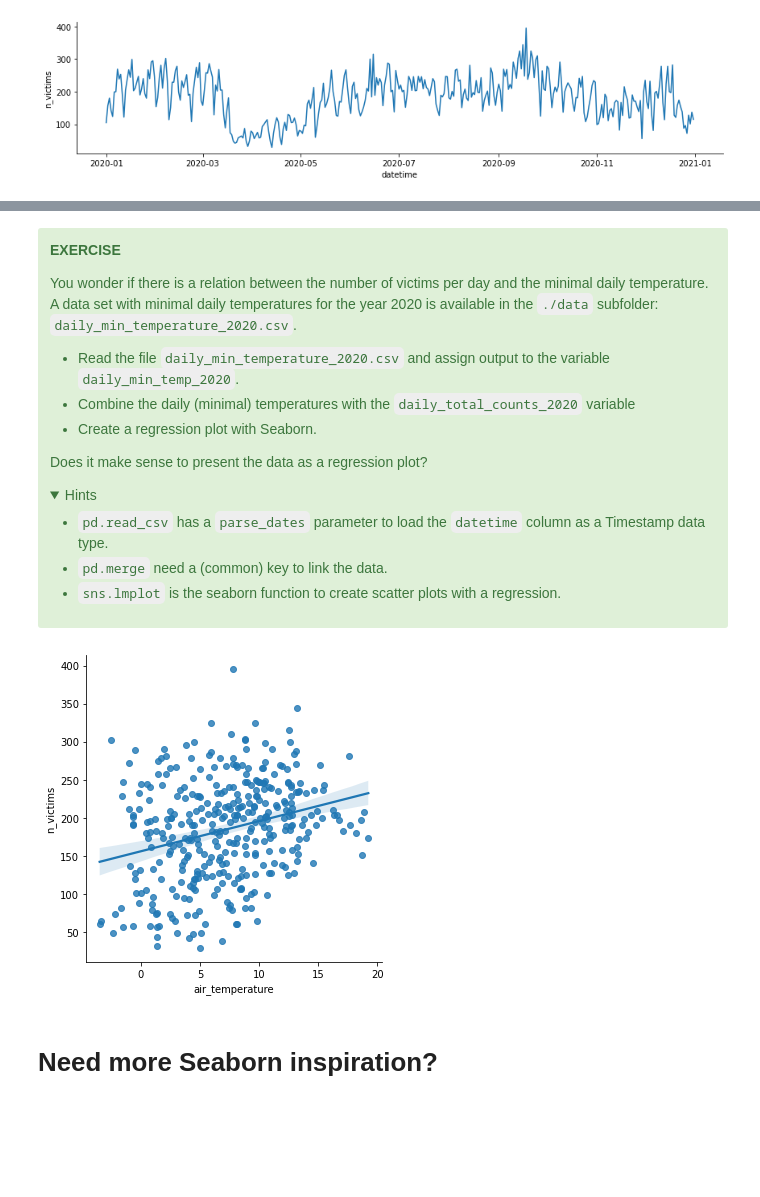
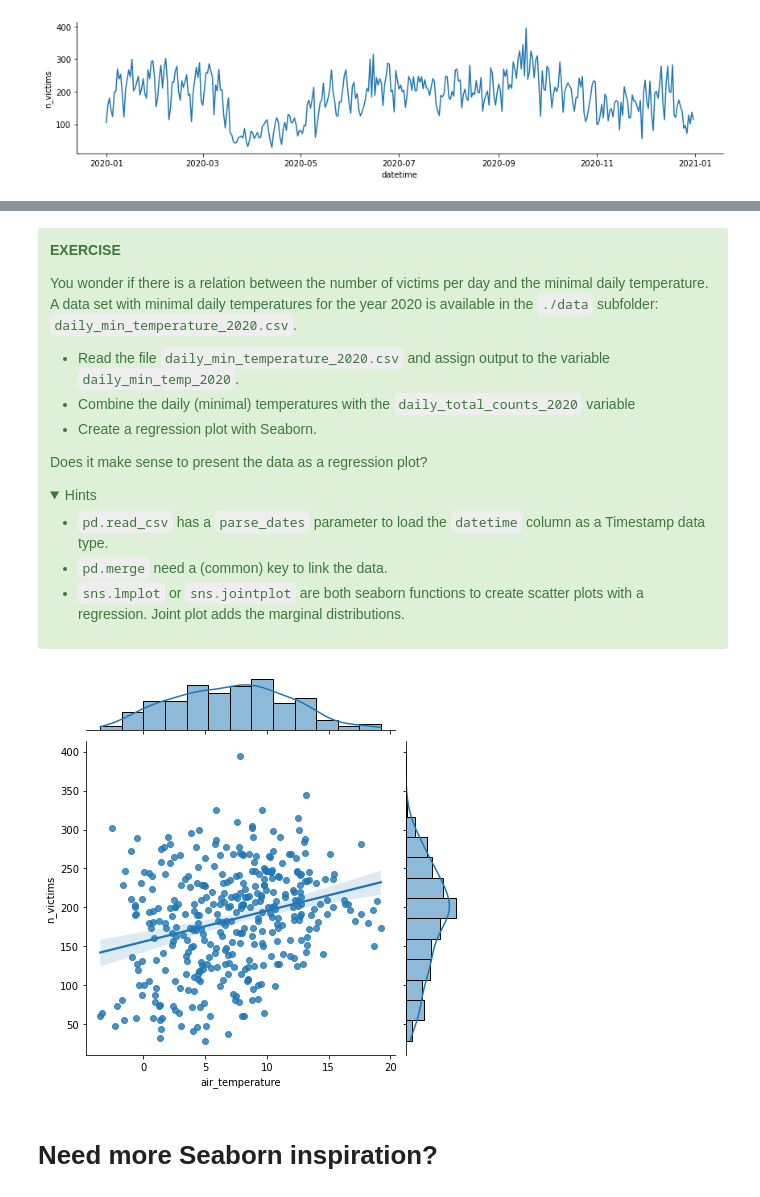
Before and after one commit to jorisvandenbossche/course-python-data, a Jupyter notebook: notebooks/visualization_02_seaborn.ipynb, the cells around one changed output, grey strips where cells are left out. Drawn from its saved outputs; the diff is of its cells as text; code cells hidden in the pictures; folded sections open; blank space fills up the shorter version.

```diff
--- a/notebooks/visualization_02_seaborn.ipynb
+++ b/notebooks/visualization_02_seaborn.ipynb
@@ -672,7 +693,7 @@ Does it make sense to present the data as a regression plot?
 
 - `pd.read_csv` has a `parse_dates` parameter to load the `datetime` column as a Timestamp data type.
 - `pd.merge` need a (common) key to link the data.
-- `sns.lmplot` is the seaborn function to create scatter plots with a regression.
+- `sns.lmplot` or `sns.jointplot` are both seaborn functions to create scatter plots with a regression. Joint plot adds the marginal distributions.
 
 </details>
 # %%
@@ -683,12 +704,12 @@ daily_min_temp_2020 = pd.read_csv("./data/daily_min_temperature_2020.csv",
                                   parse_dates=["datetime"])
 # %%
 daily_with_temp = daily_total_counts_2020.reset_index().merge(daily_min_temp_2020, on="datetime")
-
-g = sns.lmplot(
-    data=daily_with_temp, x="air_temperature", y="n_victims"
-)
-# %% [output]
-[figure, removed]
+# %%
+g = sns.jointplot(
+    data=daily_with_temp, x="air_temperature", y="n_victims", kind="reg"
+)
+# %% [output]
+[figure, added]
 # %% [markdown]
 # Need more Seaborn inspiration?
 # %% [markdown]
```
Also changed, not shown: parts of 16 cells of this notebook, 1 other file.
